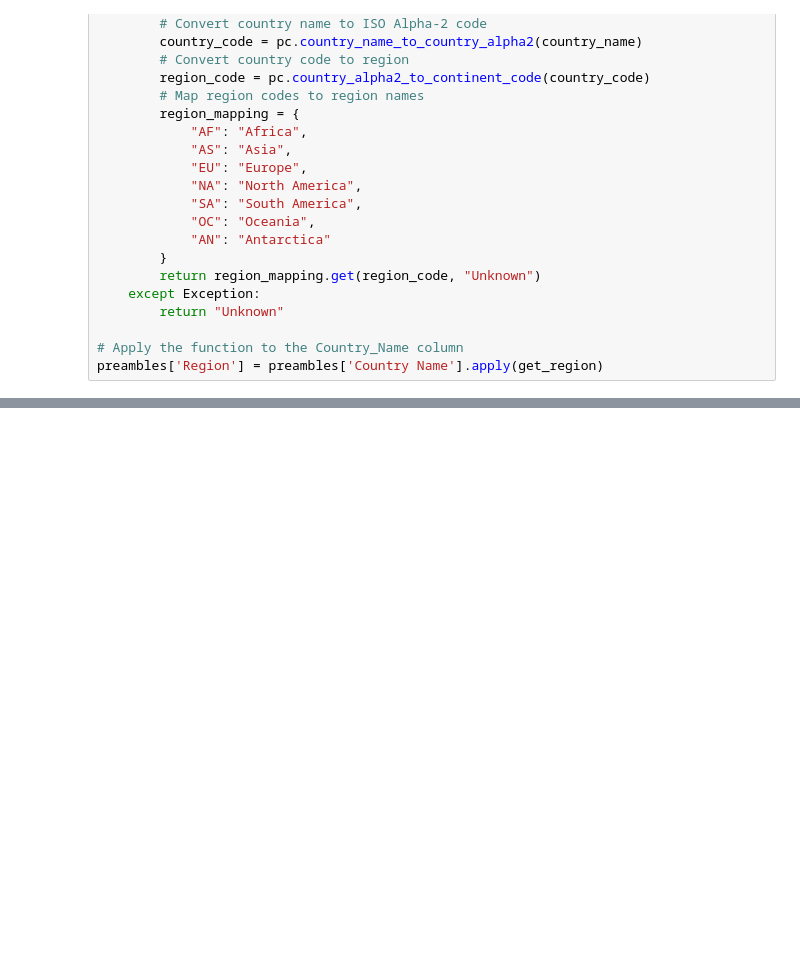
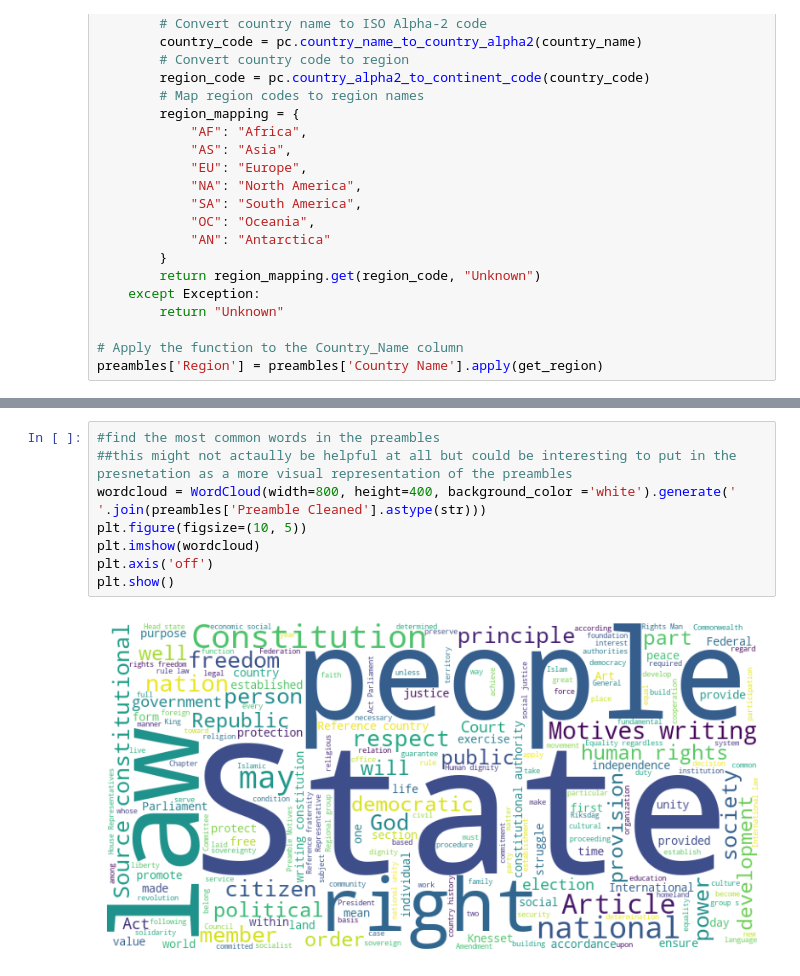
Before and after one commit to vaibhavjha06/DS4002projects, a Jupyter notebook: EDA.ipynb, the cells around one changed output, grey strips where cells are left out. Cells and saved outputs as stored; diff of their text form; blank space fills up the shorter version.

```diff
--- a/EDA.ipynb
+++ b/EDA.ipynb
@@ -112,0 +138,10 @@ preambles.head()
+# %%
+#find the most common words in the preambles
+##this might not actaully be helpful at all but could be interesting to put in the presnetation as a more visual representation of the preambles
+wordcloud = WordCloud(width=800, height=400, background_color ='white').generate(' '.join(preambles['Preamble Cleaned'].astype(str)))
+plt.figure(figsize=(10, 5))
+plt.imshow(wordcloud)
+plt.axis('off')
+plt.show()
+# %% [output]
+[figure, added]
```
Also changed, not shown: parts of 6 cells of this notebook.
